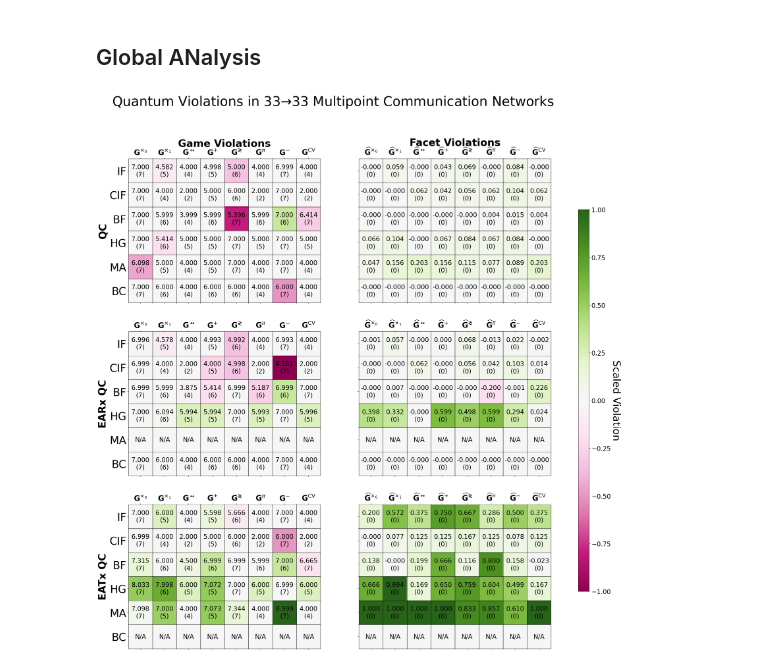
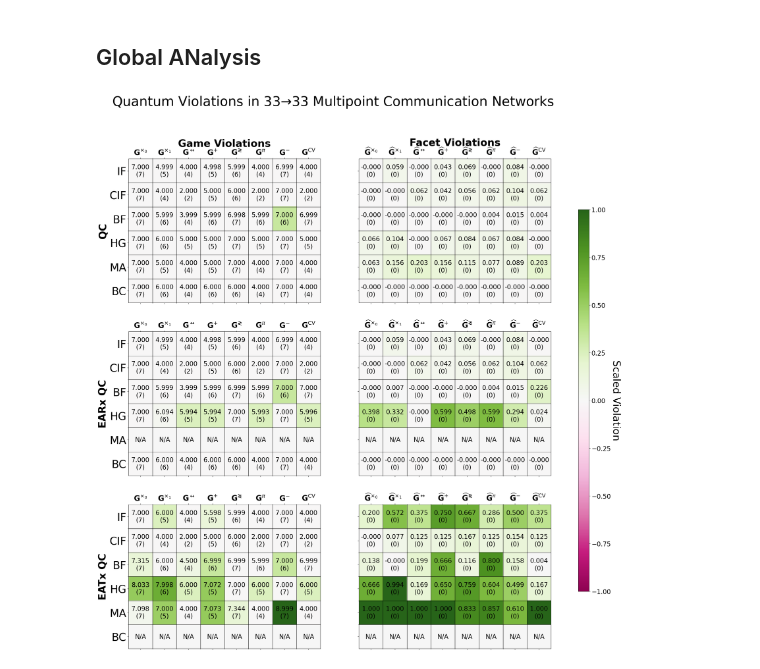
Before and after one commit to ChitambarLab/nonclassicality-in-quantum-communication-networks-supplemental-code, a Jupyter notebook: notebook/multipoint_quantum_violations.ipynb, the cells around one changed output. Cells and saved outputs as stored; diff of their text form; code cells hidden in the pictures.

Commit message:
fixing up data

```diff
--- a/notebook/multipoint_quantum_violations.ipynb
+++ b/notebook/multipoint_quantum_violations.ipynb
@@ -718,52 +718,55 @@ multiaccess_row = [index for index,value in enumerate(network_names) if value ==
 broadcast_row = [index for index,value in enumerate(network_names) if value == "BC"][0]
 
 # game tables
-cc_table_data = list(map(
+cc_table_data = np.array(list(map(
     lambda row: list(map(lambda tuple: tuple[0] , row[1:])),
     game_max_violations_table_data[1:])
-)
-qc_table_data = list(map(
+))
+qc_table_data = np.array(list(map(
     lambda row: list(map(lambda tuple: tuple[1] , row[1:])),
     game_max_violations_table_data[1:])
-)
-earx_qc_table_data = list(map(
+))
+earx_qc_table_data = np.maximum(qc_table_data, np.array(list(map(
     lambda row: list(map(lambda tuple: tuple[2] , row[1:])),
     game_max_violations_table_data[1:])
-)
-eatx_qc_table_data = list(map(
+)))
+eatx_qc_table_data = np.maximum(qc_table_data, np.array(list(map(
     lambda row: list(map(lambda tuple: tuple[3] , row[1:])),
     game_max_violations_table_data[1:])
-)
-scaled_qc_table_data = list(map(
+)))
+scaled_qc_table_data = np.array(list(map(
     lambda row: list(map(lambda tuple: tuple[1] , row[1:])),
     scaled_game_max_violations_table_data[1:])
-)
-scaled_earx_qc_table_data = list(map(
+))
+scaled_earx_qc_table_data = np.maximum(scaled_qc_table_data,  np.array(list(map(
     lambda row: list(map(lambda tuple: tuple[2] , row[1:])),
     scaled_game_max_violations_table_data[1:])
-)
-scaled_eatx_qc_table_data = list(map(
+)))
+scaled_eatx_qc_table_data = np.maximum(scaled_qc_table_data, np.array(list(map(
     lambda row: list(map(lambda tuple: tuple[3] , row[1:])),
     scaled_game_max_violations_table_data[1:])
-)
+)))
+scaled_earx_qc_table_data[multiaccess_row,:] = np.zeros(len(game_names))
 
 # facet table
-cc_facet_table_data = list(map(
+cc_facet_table_data = np.array(list(map(
     lambda row: list(map(lambda tuple: tuple[0] , row[1:])),
     facet_max_violations_table_data[1:])
-)
-qc_facet_table_data = list(map(
+))
+qc_facet_table_data = np.array(list(map(
     lambda row: list(map(lambda tuple: tuple[1] , row[1:])),
     facet_max_violations_table_data[1:])
-)
-earx_qc_facet_table_data = list(map(
+))
+earx_qc_facet_table_data = np.maximum(qc_facet_table_data, np.array(list(map(
     lambda row: list(map(lambda tuple: tuple[2] , row[1:])),
     facet_max_violations_table_data[1:])
-)
-eatx_qc_facet_table_data = list(map(
+)))
+eatx_qc_facet_table_data = np.maximum(qc_facet_table_data, np.array(list(map(
     lambda row: list(map(lambda tuple: tuple[3] , row[1:])),
     facet_max_violations_table_data[1:])
-)
+)))
+earx_qc_facet_table_data[multiaccess_row,:] = np.zeros(len(game_names))
+
 
 pcm_qc = qc_ax.matshow(scaled_qc_table_data, cmap=mpl.colormaps["PiYG"], vmax=1,vmin= -1)
 pcm_earx_qc = earx_qc_ax.matshow(scaled_earx_qc_table_data, cmap=mpl.colormaps["PiYG"], vmax=1,vmin= -1)
@@ -867,34 +870,34 @@ for y in range(len(cc_facet_table_data)):
             earx_qc_facet_ax.text(x, y, "N/A",
                 horizontalalignment='center',
                 verticalalignment='center',
                 size=mat_num_font,
             )
         else:
             earx_qc_facet_ax.text(x, y, '%.3f' % earx_qc_facet_table_data[y][x] + "\n" + "(" + str(int(cc_facet_table_data[y][x])) + ")",
                 horizontalalignment='center',
                 verticalalignment='center',
                 size=mat_num_font,
             )
         if y == broadcast_row:
             eatx_qc_facet_ax.text(x, y,
                 "N/A",
                 horizontalalignment='center',
                 verticalalignment='center',
                 size=mat_num_font,
             )
         else:
             eatx_qc_facet_ax.text(x, y, '%.3f' % eatx_qc_facet_table_data[y][x] + "\n" + "(" + str(int(cc_facet_table_data[y][x])) + ")",
                 horizontalalignment='center',
                 verticalalignment='center',
                 size=mat_num_font,
             )
 
 cb_ax = fig.add_axes([0.95, 0.2, 0.02, 0.6])
 cbar = fig.colorbar(pcm_qc, cax=cb_ax)
 cbar.ax.set_ylabel('Scaled Violation', rotation=270, size=32, labelpad=32)
 cbar.ax.tick_params(labelsize=mat_num_font)
 # %% [output]
-[figure, old version]
+[figure, new version]
 # %%
 multiaccess_row = [index for index,value in enumerate(network_names) if value == "Multiaccess"][0]
 
```
Also changed, not shown: parts of 3 cells of this notebook, 1 other file.
